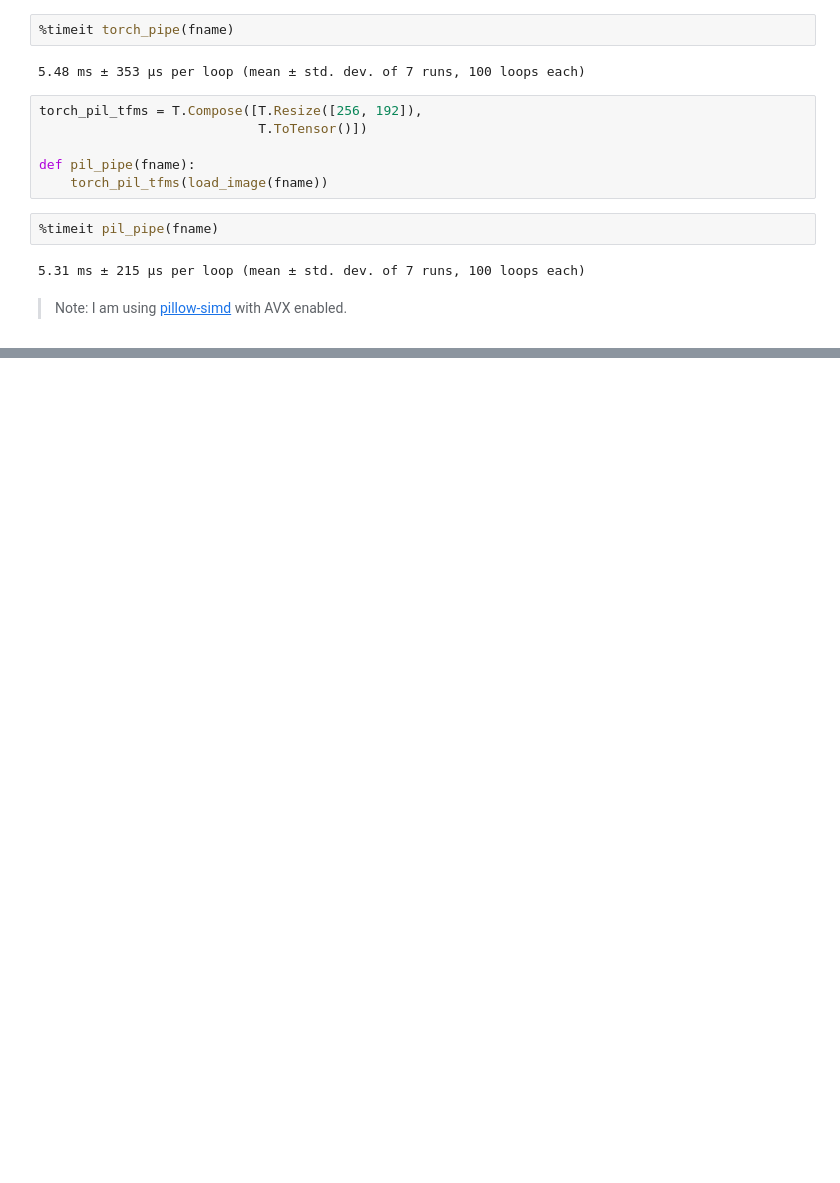
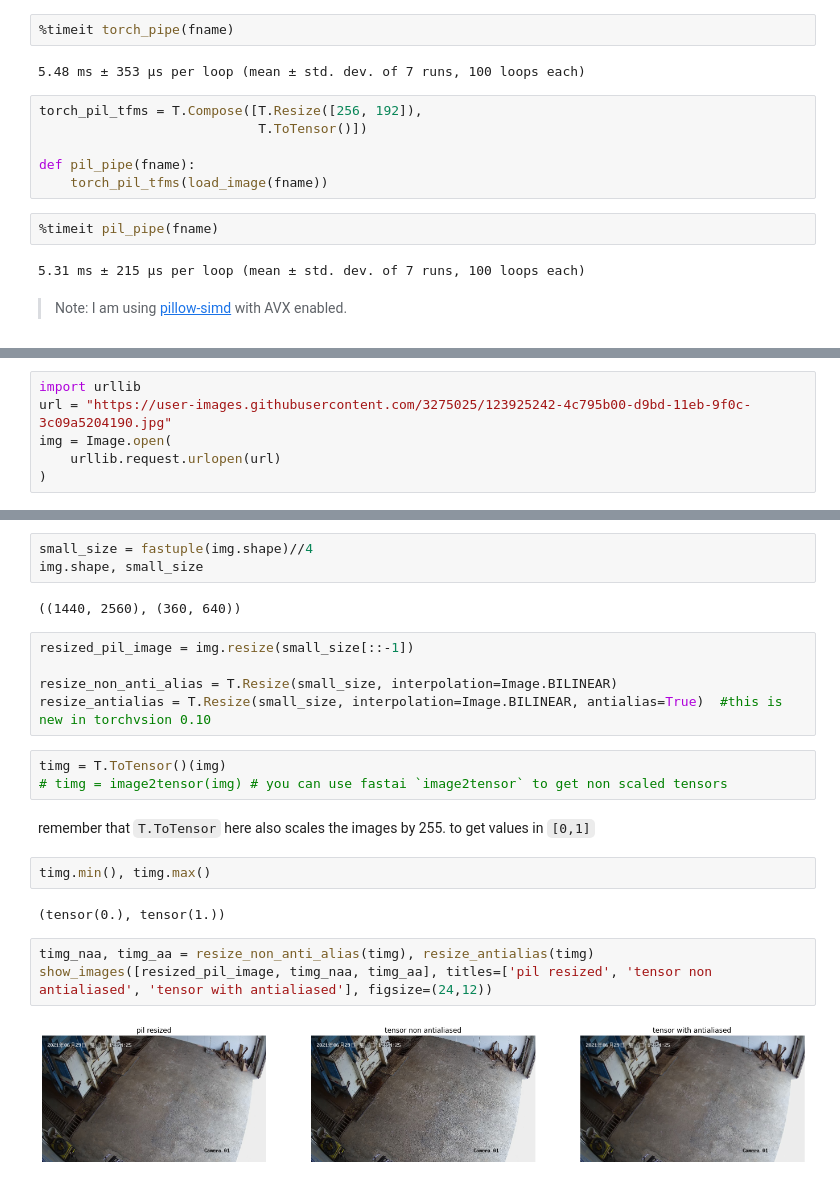
Before and after one commit to tcapelle/tcapelle.github.io, a Jupyter notebook: _notebooks/2021-02-26-image_resizing.ipynb, the cells around one changed output, grey strips where cells are left out. Saved outputs shown, nothing was run; the diff lists cells and outputs as text; blank space fills up the shorter version.

```diff
--- a/_notebooks/2021-02-26-image_resizing.ipynb
+++ b/_notebooks/2021-02-26-image_resizing.ipynb
@@ -306,0 +322,6 @@ def pil_pipe(fname):
+# %%
+import urllib
+url = "https://user-images.githubusercontent.com/3275025/123925242-4c795b00-d9bd-11eb-9f0c-3c09a5204190.jpg"
+img = Image.open(
+    urllib.request.urlopen(url)
+)
@@ -306,0 +330,24 @@ def pil_pipe(fname):
+# %%
+small_size = fastuple(img.shape)//4
+img.shape, small_size
+# %% [output]
+((1440, 2560), (360, 640))
+# %%
+resized_pil_image = img.resize(small_size[::-1])
+
+resize_non_anti_alias = T.Resize(small_size, interpolation=Image.BILINEAR)
+resize_antialias = T.Resize(small_size, interpolation=Image.BILINEAR, antialias=True)  #this is new in torchvsion 0.10
+# %%
+timg = T.ToTensor()(img)
+# timg = image2tensor(img) # you can use fastai `image2tensor` to get non scaled tensors
+# %% [markdown]
+remember that `T.ToTensor` here also scales the images by 255. to get values in `[0,1]`
+# %%
+timg.min(), timg.max()
+# %% [output]
+(tensor(0.), tensor(1.))
+# %%
+timg_naa, timg_aa = resize_non_anti_alias(timg), resize_antialias(timg)
+show_images([resized_pil_image, timg_naa, timg_aa], titles=['pil resized', 'tensor non antialiased', 'tensor with antialiased'], figsize=(24,12))
+# %% [output]
+[figure, added]
```
Also changed, not shown: parts of 8 cells of this notebook.
